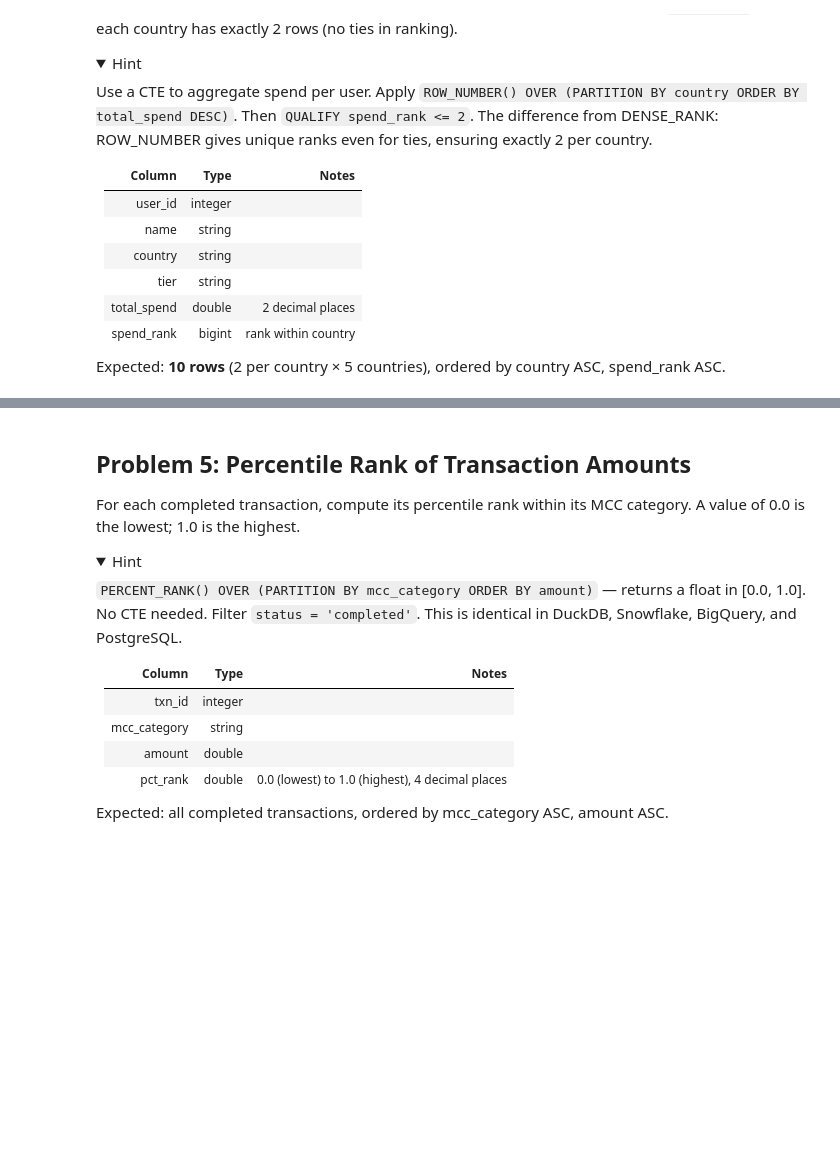
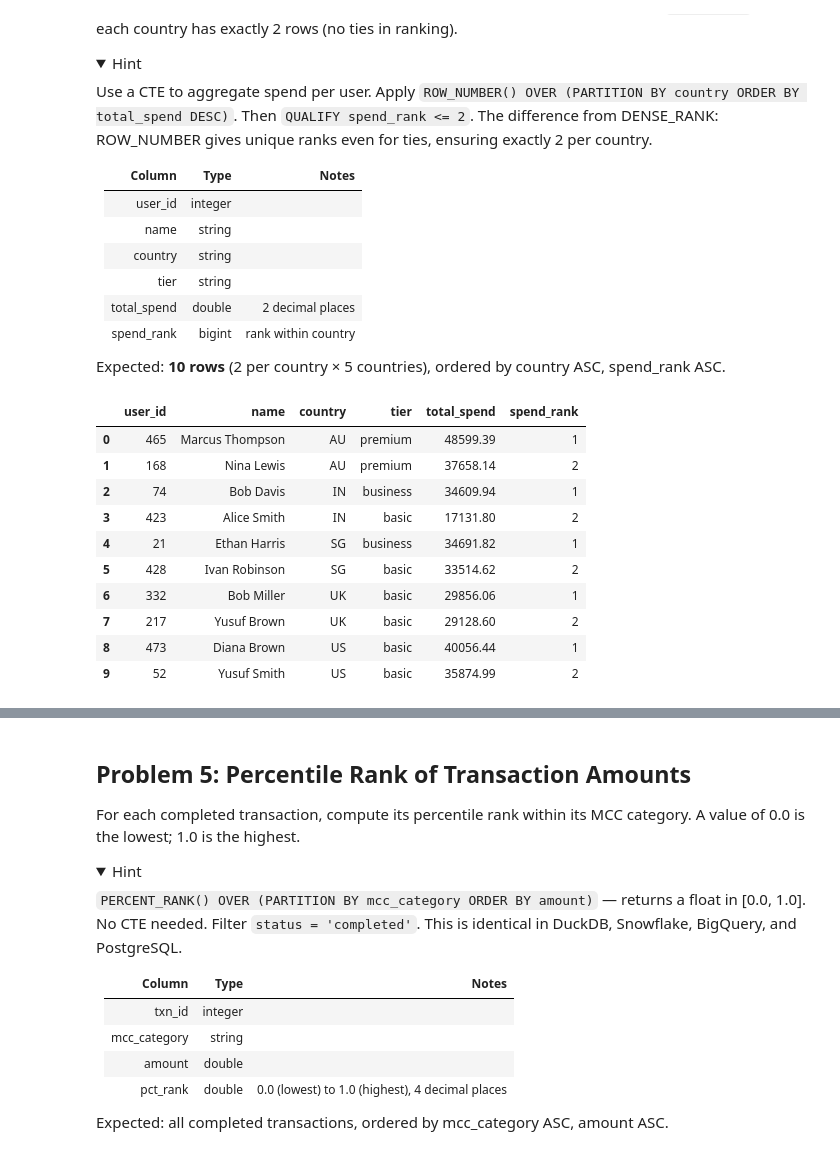
Before and after one commit to arunpandian7/datapy-gym, a Jupyter notebook: sql/sessions/2026-06-04/02_window_functions.ipynb, the cells around one changed output, grey strips where cells are left out. Saved outputs shown, nothing was run; the diff lists cells and outputs as text; code cells hidden in the pictures; folded sections open; blank space fills up the shorter version.

```diff
--- a/sql/sessions/2026-06-04/02_window_functions.ipynb
+++ b/sql/sessions/2026-06-04/02_window_functions.ipynb
@@ -257,5 +287,32 @@ Use a CTE to aggregate spend per user. Apply `ROW_NUMBER() OVER (PARTITION BY co
 Expected: **10 rows** (2 per country × 5 countries), ordered by country ASC, spend_rank ASC.
 # %%
 %%solution 4
+
+SELECT
+acc.user_id,
+name,
+country,
+tier,
+ROUND(SUM(amount), 2) AS total_spend,
+ROW_NUMBER() OVER (PARTITION BY country ORDER BY total_spend DESC) AS spend_rank
+FROM transactions txn
+JOIN accounts acc ON txn.account_id = acc.account_id
+JOIN users ON acc.user_id = users.user_id
+WHERE txn.status = 'completed' AND txn.txn_type = 'debit'
+GROUP BY 1, 2, 3, 4
+QUALIFY spend_rank <= 2
+ORDER BY country, spend_rank
+# %% [output]
+|  | user_id | name | country | tier | total_spend | spend_rank |
+| 0 | 465 | Marcus Thompson | AU | premium | 48599.39 | 1 |
+| 1 | 168 | Nina Lewis | AU | premium | 37658.14 | 2 |
+| 2 | 74 | Bob Davis | IN | business | 34609.94 | 1 |
+| 3 | 423 | Alice Smith | IN | basic | 17131.80 | 2 |
+| 4 | 21 | Ethan Harris | SG | business | 34691.82 | 1 |
+| 5 | 428 | Ivan Robinson | SG | basic | 33514.62 | 2 |
+| 6 | 332 | Bob Miller | UK | basic | 29856.06 | 1 |
+| 7 | 217 | Yusuf Brown | UK | basic | 29128.60 | 2 |
+| 8 | 473 | Diana Brown | US | basic | 40056.44 | 1 |
+| 9 | 52 | Yusuf Smith | US | basic | 35874.99 | 2 |
 # %%
 checker.p4(solution_4)  # type: ignore[name-defined]  # noqa: F821
```
Also changed, not shown: parts of 7 cells of this notebook.
